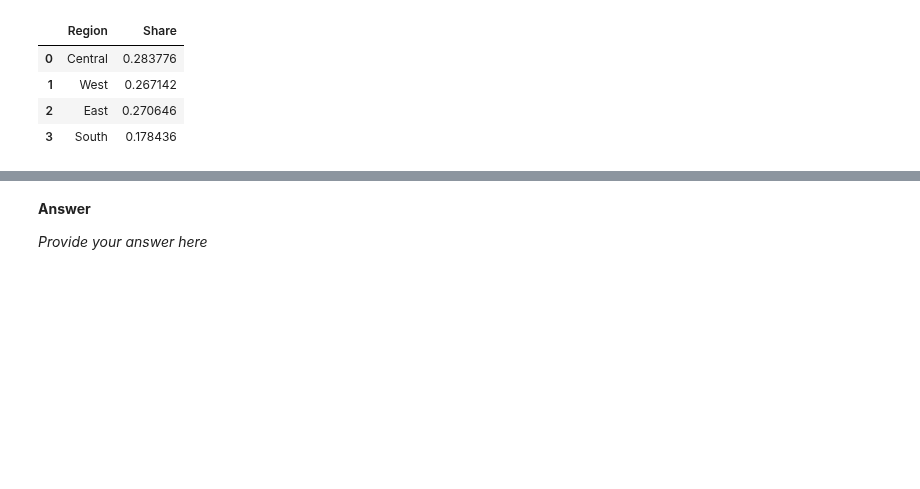
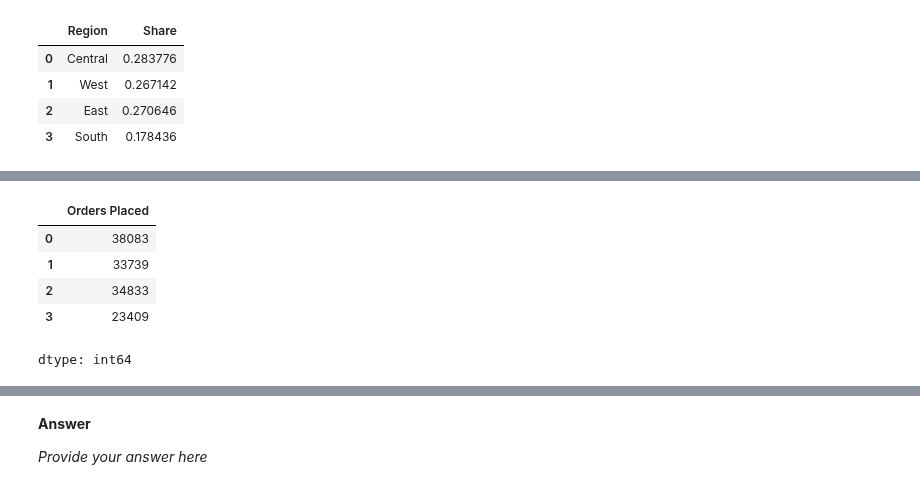
Before and after one commit to laglead/IS834_Fall_2026, a Jupyter notebook: Session 03 - Pandas I - Importing and Exploration/03_Analytics_with_pandas.ipynb, the cells around one changed output, grey strips where cells are left out. Cells and saved outputs as stored; diff of their text form; code cells hidden in the pictures; blank space fills up the shorter version.

```diff
--- a/Session 03 - Pandas I - Importing and Exploration/03_Analytics_with_pandas.ipynb
+++ b/Session 03 - Pandas I - Importing and Exploration/03_Analytics_with_pandas.ipynb
@@ -996,0 +1000,9 @@ pd.DataFrame(c)
+# %%
+dfc['Orders Placed']
+# %% [output]
+|  | Orders Placed |
+| 0 | 38083 |
+| 1 | 33739 |
+| 2 | 34833 |
+| 3 | 23409 |
+dtype: int64
```
Also changed, not shown: parts of 4 cells of this notebook.
